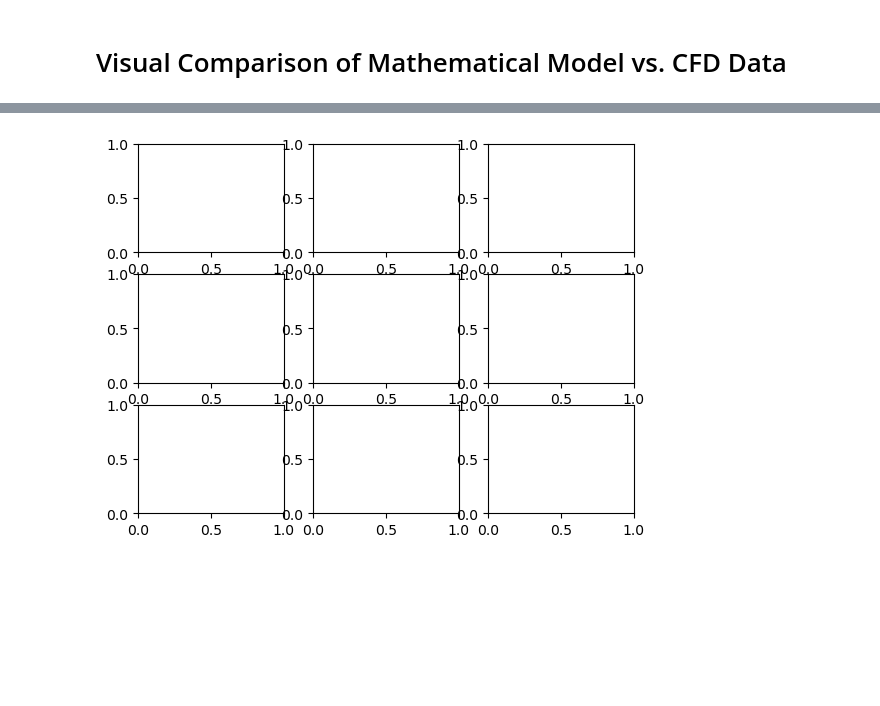
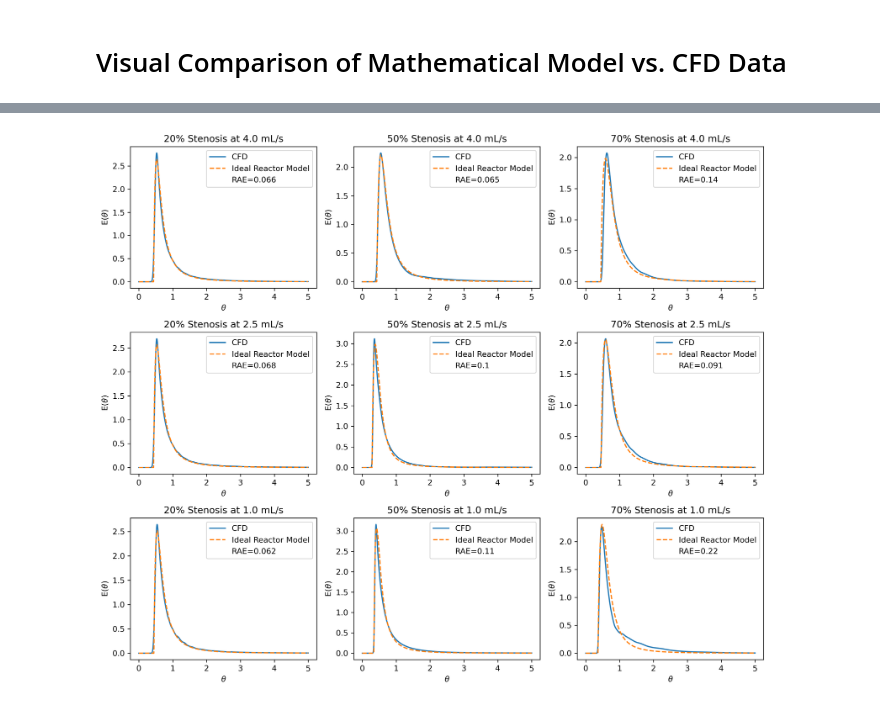
Before and after one commit to matmulmiller/TRANSONIC, a Jupyter notebook: notebooks/paper_figures.ipynb, the cells around one changed output, grey strips where cells are left out. Cells and saved outputs as stored; diff of their text form; code cells hidden in the pictures; blank space fills up the shorter version.

Commit message:
Completed two figures for publication:
1. Boxplot of RAEs for entire model artery cohort
2. Grid of visual comparisons of CFD curves and
   model curves with RAE listed in legend.

```diff
--- a/notebooks/paper_figures.ipynb
+++ b/notebooks/paper_figures.ipynb
@@ -59,4 +45,68 @@ FileNotFoundError: [Errno 2] No such file or directory: 'C:\\Users\\jacob\\OneDr
-# %%
-fig, axs = plt.subplots(3, 3)
-# %% [output]
-[figure, removed]
+# %%
+import math
+import matplotlib.patches as mpatches
+arteries_of_interest = quants_and_DOE[
+    (quants_and_DOE['FLOW_RATE'].isin([1, 2.5, 4]))
+    & (quants_and_DOE['RAMP_ANGLE'] == 45)
+]
+
+wd = r'C:\Users\jacob\OneDrive - University of Louisville\Projects\Dissertation\PhaseI\data_analysis\TRANSONIC\TRANSONIC\results\LFR_DZ_CSTR'
+wd = os.path.normpath(wd)
+
+fig, axs = plt.subplots(3, 3, figsize=(12, 10), dpi=300)
+i = 0
+
+for ID, features in arteries_of_interest.iterrows():
+    artery = System(ID, wd)
+    artery.get_system_characteristics(quants_and_DOE)
+
+
+    # Instantiate mathematical model based on config spec
+    model_instance = LFR_DZ_CSTR(
+        artery.X.TIMESTEP_SIZE,
+        artery.X.tau,
+        bounds=[[0.01, 0.99], [0.01, 0.99]],
+        initial_guess=[0.5, 0.5, 0.5]
+    )
+
+    model_instance.params = [features['alpha'], features['beta']]
+
+    artery.predicted_curves(
+        artery.C.time,
+        model_instance.predict(artery.C.time)
+    )
+
+    column, row = divmod(i, 3)
+    ax = axs[row, column]
+
+    CFD_line, = ax.plot(
+        artery.Etheta.time,
+        artery.Etheta.Et,
+        label=f'CFD'
+    )
+
+    model_line, = ax.plot(
+        artery.Etheta_pred.time,
+        artery.Etheta_pred.Et,
+        label=f'Ideal Reactor Model',
+        linestyle='--'
+    )
+
+    rae_handle = mpatches.Patch(color='None', label=f"RAE={artery.X.RAE_Etheta:.2g}")
+
+
+    ax.set_ylabel(r'E($\theta$)')
+    ax.set_xlabel(r'$\theta$')
+    ax.legend(handles=[CFD_line, model_line, rae_handle],
+        labels=['CFD', 'Ideal Reactor Model',
+                f"RAE={artery.X.RAE_Etheta:.2g}"]
+    )
+
+    ax.set_title(f"{artery.X.PERC_DS}% Stenosis at {artery.X.FLOW_RATE} mL/s")
+    i += 1
+
+plt.tight_layout()
+plt.savefig("results/LFR_DZ_CSTR/results/visual_comparison_of_model_and_CFD.png")
+plt.show()
+# %% [output]
+[figure, added]
```
Also changed, not shown: parts of 4 cells of this notebook, 1 other file.
